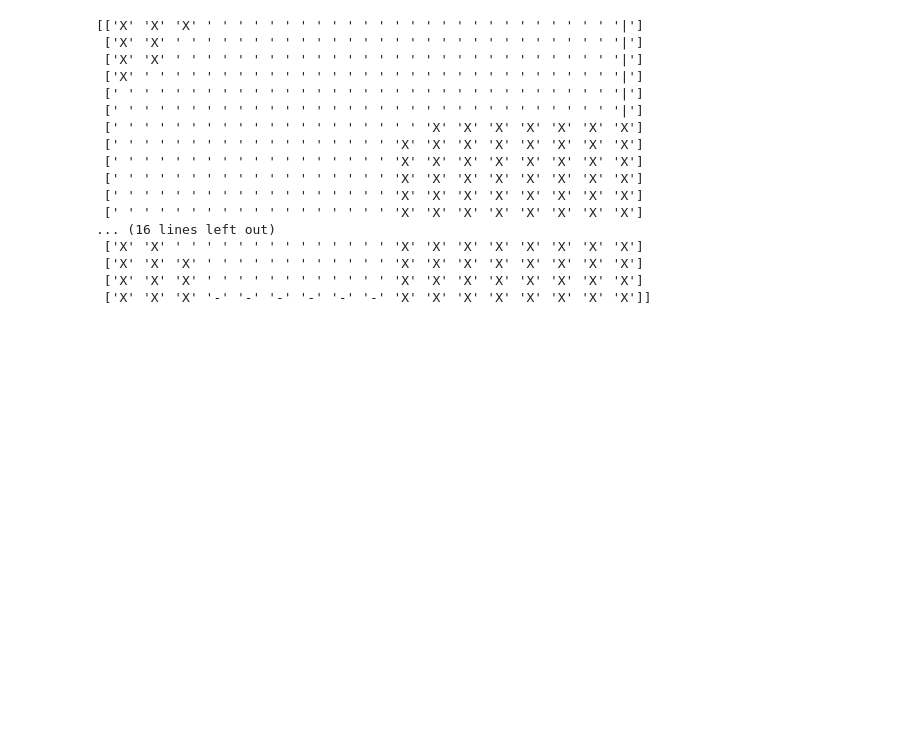
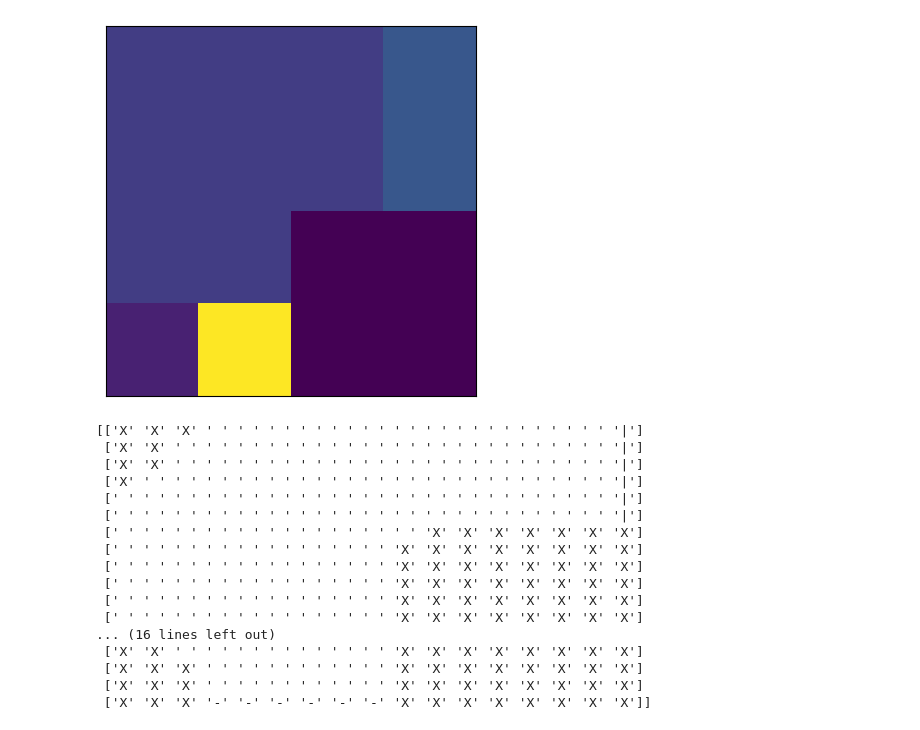
Before and after one commit to adamczerw/DrivingCarRL, a Jupyter notebook: tests2.ipynb, the cells around one changed output. Drawn from its saved outputs; the diff is of its cells as text; code cells hidden in the pictures; blank space fills up the shorter version.

```diff
--- a/tests2.ipynb
+++ b/tests2.ipynb
@@ -25,0 +88,25 @@ Iteration: 9, seconds elapsed: 0.09
+# %%
+t = 900
+matrices = []
+for i in range(len(episodes[t])):
+    M = track.grid.copy()
+    M[tuple(episodes[t][i][0:2])] = 10
+    matrices.append(M)
+
+fig, ax = plt.subplots()
+
+# Function to update the plot
+def update(frame):
+    ax.clear()
+    # Adjust the colormap and value range to reflect different values
+    cax = ax.imshow(frame, cmap='viridis', vmin=np.min(track.grid), vmax=10)
+    ax.set_xticks([])
+    ax.set_yticks([])
+    return cax
+
+# Create the animation
+ani = animation.FuncAnimation(fig, update, frames=matrices, interval=500)
+
+# Convert the animation to HTML5 video and display it
+HTML(ani.to_html5_video())
+# %% [output]
@@ -26,3 +114,4 @@ Iteration: 9, seconds elapsed: 0.09
+[figure, added]
 # %%
 track = Track(32, 17)
 track.set_start((np.ones(17) * 31).astype(int), np.arange(17))
```
Also changed, not shown: parts of 10 cells of this notebook, 18 other files.
